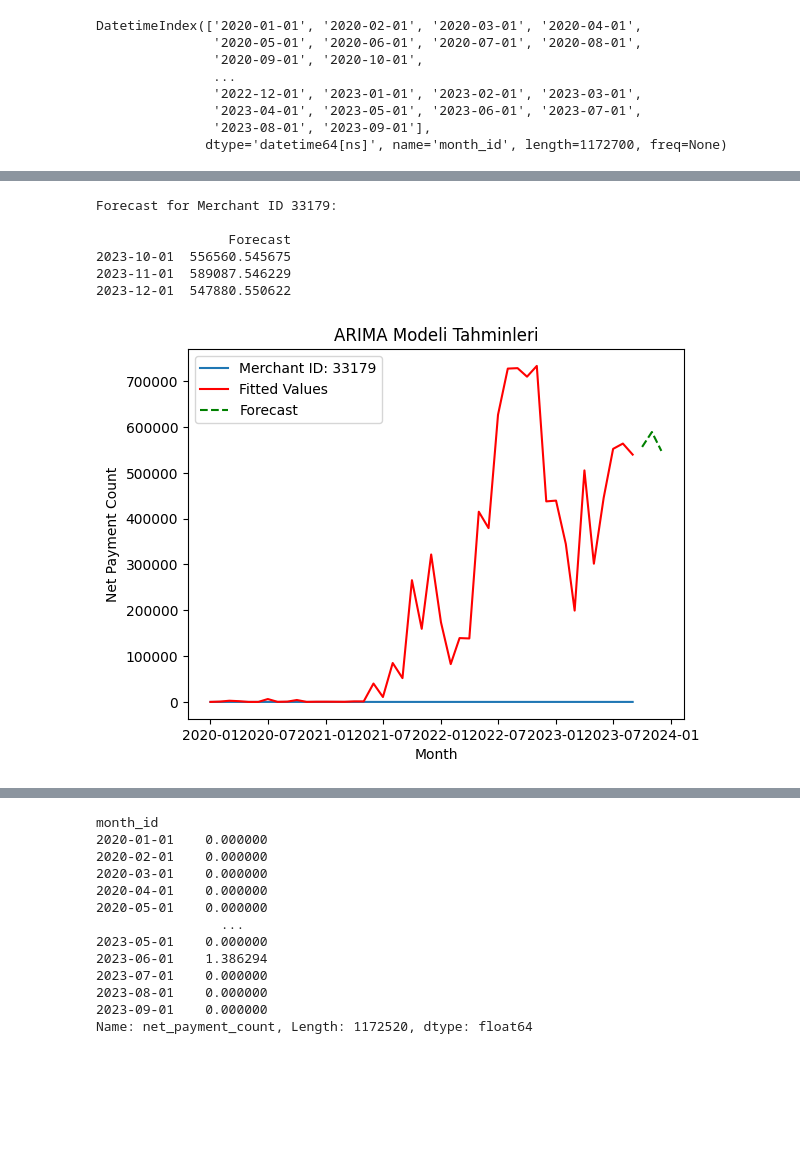
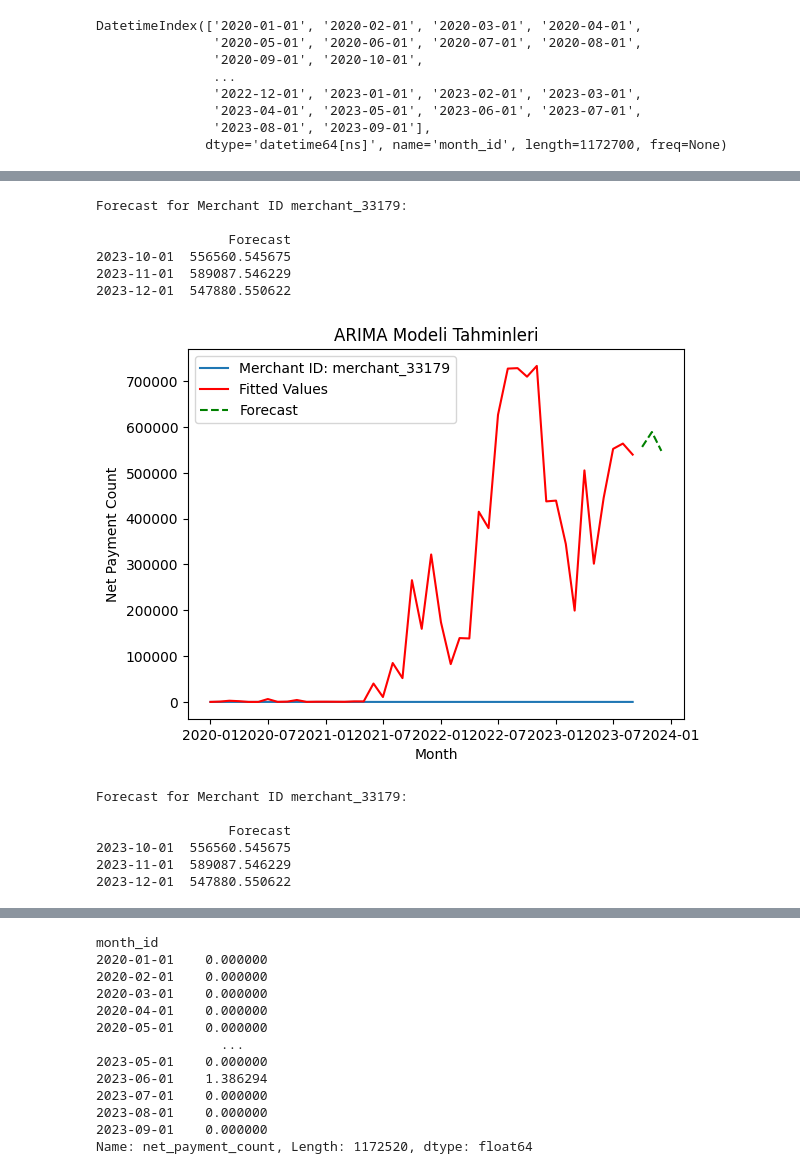
Before and after one commit to seydanurkayir/iyzico-datathon, a Jupyter notebook: time-series.ipynb, the cells around one changed output, grey strips where cells are left out. Cells and saved outputs as stored; diff of their text form; code cells hidden in the pictures; blank space fills up the shorter version.

```diff
--- a/time-series.ipynb
+++ b/time-series.ipynb
@@ -56,7 +56,5 @@ train.head(10)
 | 269590 | merchant_10000 | 202206 | 4 |
 # %%
 train['month_id'] = pd.to_datetime(train['month_id'], format='%Y%m').dt.strftime('%Y-%m')
-train['ID'] = train['ID'].astype('int')
-train['month_id'] = pd.to_datetime(train['month_id'], format='%Y-%m').dt.tz_localize(None)
-
-train.info()
+#train['ID'] = train['ID'].astype('int')
+#train['month_id'] = pd.to_datetime(train['month_id'], format='%Y-%m').dt.tz_localize(None)
@@ -64,0 +61,4 @@ ValueError: invalid literal for int() with base 10: 'merchant_1'
+# %%
+train['month_id'] = train['month_id'].astype('datetime64[ns]')
+
+train.info()
@@ -67,13 +78,13 @@ ValueError: invalid literal for int() with base 10: 'merchant_1'
 full_months = pd.date_range(start=train['month_id'].min().replace(day=1), end=train['month_id'].max().replace(day=1), freq='MS')
 
 # Her bir ID için bütün ayları içeren genişletilmiş DataFrame oluşturun
-new_df = pd.DataFrame({'month_id': [], 'ID': []})
-for id in train['ID'].unique():
-    id_df = pd.DataFrame({'month_id': full_months, 'ID': id})
+new_df = pd.DataFrame({'month_id': [], 'merchant_id': []})
+for id in train['merchant_id'].unique():
+    id_df = pd.DataFrame({'month_id': full_months, 'merchant_id': id})
     new_df = pd.concat([new_df, id_df])
 
 # Mevcut veri setini genişletilmiş DataFrame ile birleştirin
-merge_df = pd.merge(new_df, train, on=['month_id', 'ID'], how='left')
+merge_df = pd.merge(new_df, train, on=['month_id', 'merchant_id'], how='left')
 
 # NaN değerleri 0 olarak doldurun
 merge_df['net_payment_count'] = merge_df['net_payment_count'].fillna(0)
@@ -96,7 +107,7 @@ print(merge_df)
 
 [1172700 rows x 3 columns]
 # %%
-merge_df['ID'] = merge_df['ID'].astype('int')
+#merge_df['ID'] = merge_df['ID'].astype('int')
 merge_df['net_payment_count'] = merge_df['net_payment_count'].astype('int')
 # %%
 merge_df.set_index('month_id', inplace=True)
@@ -148,6 +159,6 @@ plot_merchant(merge_df,33179)
 # %%
-def forecast_merchant(merge_df, id, forecast_periods=3):
-    data = merge_df[merge_df['ID'] == id]
+def forecast_merchant(merge_df, merchant_id, forecast_periods=3):
+    data = merge_df[merge_df['merchant_id'] == merchant_id]
     merchant_data = data.sort_values(by=['month_id'])
 
     ts_log = np.log(merchant_data['net_payment_count'])
@@ -162,37 +173,75 @@ def forecast_merchant(merge_df, id, forecast_periods=3):
     # Tahminleri indeks ile eşleştirin
     forecast_index = pd.date_range(start=ts_log.index[-1], periods=forecast_periods+1, freq='MS')[1:]
     #forecast_index = forecast_index.strftime('%Y-%m')
 
     forecast_values = np.exp(forecast.predicted_mean)
     # Tahminleri DataFrame olarak oluşturun
     forecast_df = pd.DataFrame({
         'Forecast': forecast_values,
     }, index=forecast_index)
 
     # Tahminleri göster
-    print(f"Forecast for Merchant ID {id}:\n")
+    print(f"Forecast for Merchant ID {merchant_id}:\n")
     print(forecast_df)
 
     # Grafik üzerinde gösterim
-    plt.plot(ts_log, label=f'Merchant ID: {id}')
+    plt.plot(ts_log, label=f'Merchant ID: {merchant_id}')
     plt.plot(np.exp(results_ARIMA.fittedvalues), color='red', label='Fitted Values')
     plt.plot(forecast_df, color='green', linestyle='--', label='Forecast')
     plt.legend()
     plt.xlabel('Month')
     plt.ylabel('Net Payment Count')
     plt.title('ARIMA Modeli Tahminleri')
 
     plt.show()
 
 # Belirli bir 'id' için 3 aylık tahmin yapın
-forecast_merchant(merge_df, 33179, forecast_periods=3)
+forecast_merchant(merge_df, 'merchant_33179', forecast_periods=3)
 # %% [output]
-Forecast for Merchant ID 33179:
+Forecast for Merchant ID merchant_33179:
 
                  Forecast
 2023-10-01  556560.545675
 2023-11-01  589087.546229
 2023-12-01  547880.550622
-[figure, old version]
+[figure, new version]
+# %%
+def forecast_merchant(merge_df, merchant_id, forecast_periods=3):
+    data = merge_df[merge_df['merchant_id'] == merchant_id]
+    merchant_data = data.sort_values(by=['month_id'])
+
+    ts_log = np.log(merchant_data['net_payment_count'])
+
+    # ARIMA modelini oluşturun ve eğitin
+    model = sm.tsa.ARIMA(ts_log, order=(2, 1, 2))
+    results_ARIMA = model.fit()
+
+    # Tahminleri alın
+    forecast = results_ARIMA.get_forecast(steps=forecast_periods)
+
+    # Tahminleri indeks ile eşleştirin
+    forecast_index = pd.date_range(start=ts_log.index[-1], periods=forecast_periods+1, freq='MS')[1:]
+    #forecast_index = forecast_index.strftime('%Y-%m')
+
+    forecast_values = np.exp(forecast.predicted_mean)
+    # Tahminleri DataFrame olarak oluşturun
+    forecast_df = pd.DataFrame({
+        'Forecast': forecast_values,
+    }, index=forecast_index)
+
+    # Tahminleri göster
+    print(f"Forecast for Merchant ID {merchant_id}:\n")
+    print(forecast_df)
+
+
+# Belirli bir 'id' için 3 aylık tahmin yapın
+forecast_merchant(merge_df, 'merchant_33179', forecast_periods=3)
+# %% [output]
+Forecast for Merchant ID merchant_33179:
+
+                 Forecast
+2023-10-01  556560.545675
+2023-11-01  589087.546229
+2023-12-01  547880.550622
 # %%
 def forecast_all_merchants(merge_df, forecast_periods=3):
```
Also changed, not shown: parts of 11 cells of this notebook, 2 other files.
